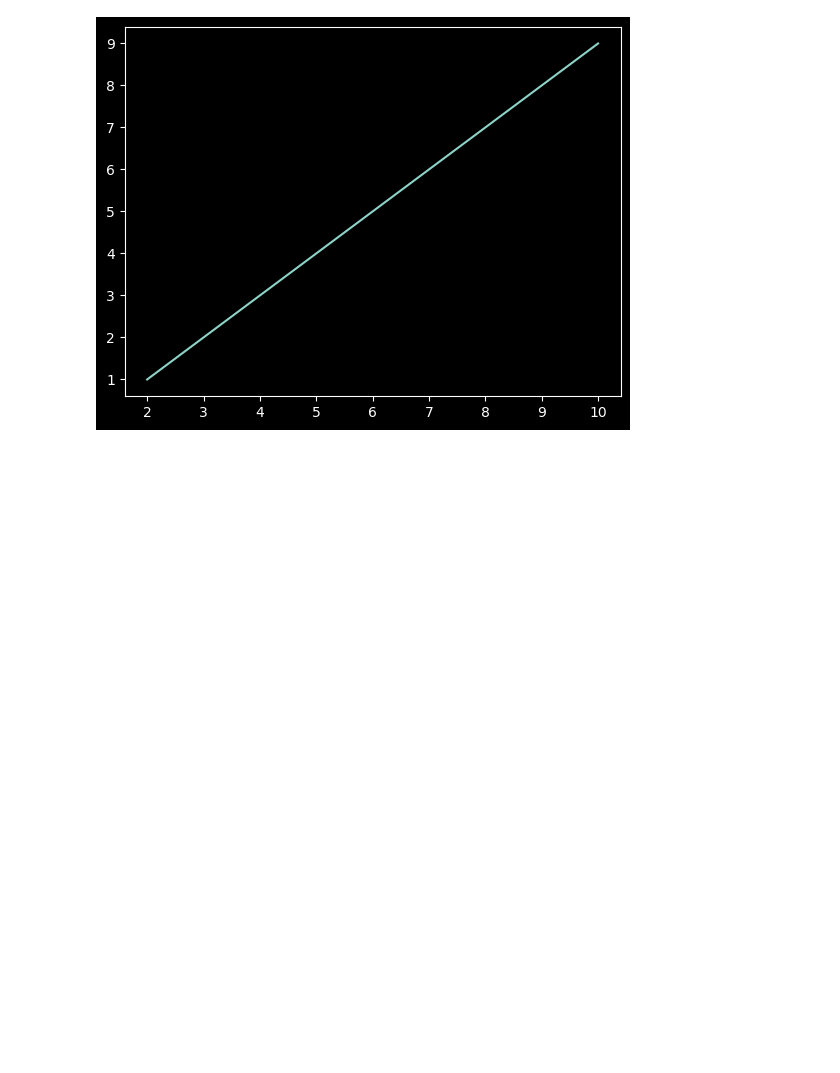
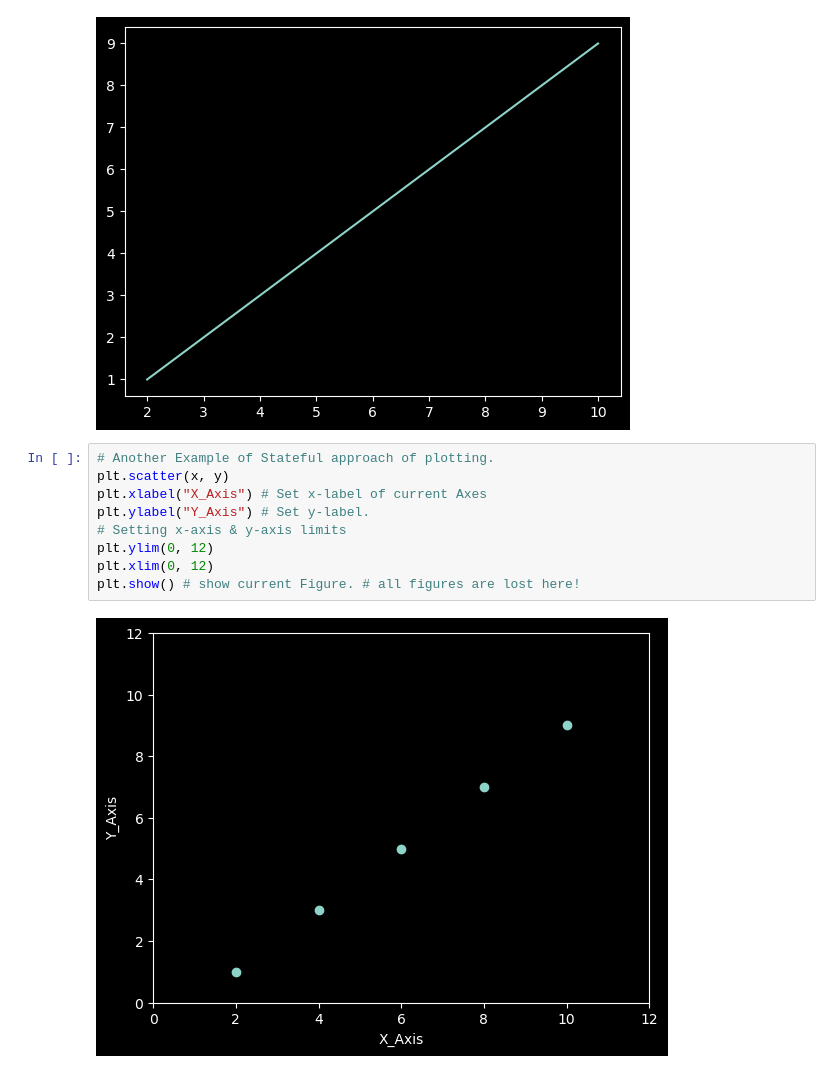
Before and after one commit to DarkDk123/ZTM-ML-Data-Science, a Jupyter notebook: 6. Matplotlib : Visualizing Data/Matplotlib_Intro.ipynb, the cells around one changed output. Drawn from its saved outputs; the diff is of its cells as text; blank space fills up the shorter version.

Commit message:
Visualization | Matplotlib | Stateful approach

```diff
--- a/6. Matplotlib : Visualizing Data/Matplotlib_Intro.ipynb
+++ b/6. Matplotlib : Visualizing Data/Matplotlib_Intro.ipynb
@@ -69,3 +71,14 @@ plt.plot(x, y) # Two-axes
 plt.show()
 # %% [output]
 [figure]
+# %%
+# Another Example of Stateful approach of plotting.
+plt.scatter(x, y)
+plt.xlabel("X_Axis") # Set x-label of current Axes
+plt.ylabel("Y_Axis") # Set y-label.
+# Setting x-axis & y-axis limits
+plt.ylim(0, 12)
+plt.xlim(0, 12)
+plt.show() # show current Figure. # all figures are lost here!
+# %% [output]
+[figure, added]
```
Also changed, not shown: parts of 3 cells of this notebook.
